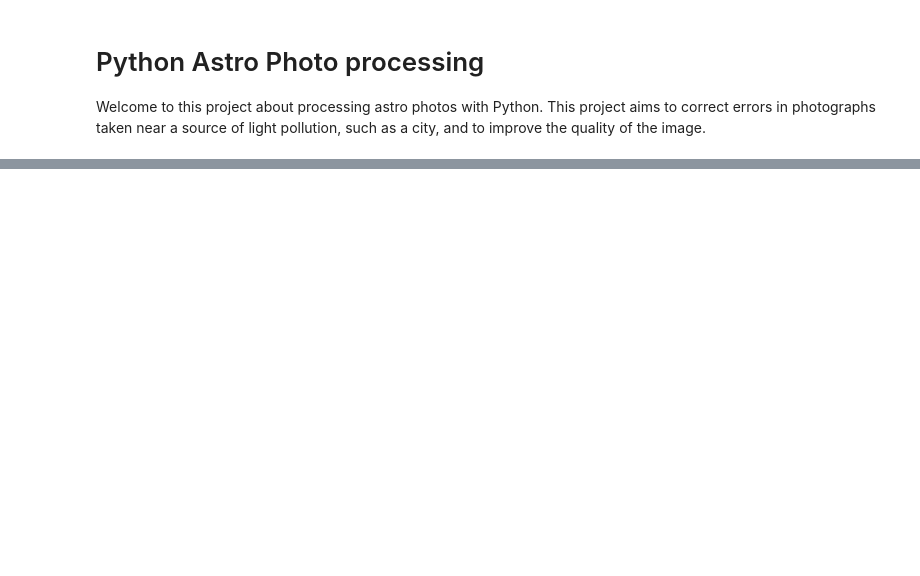
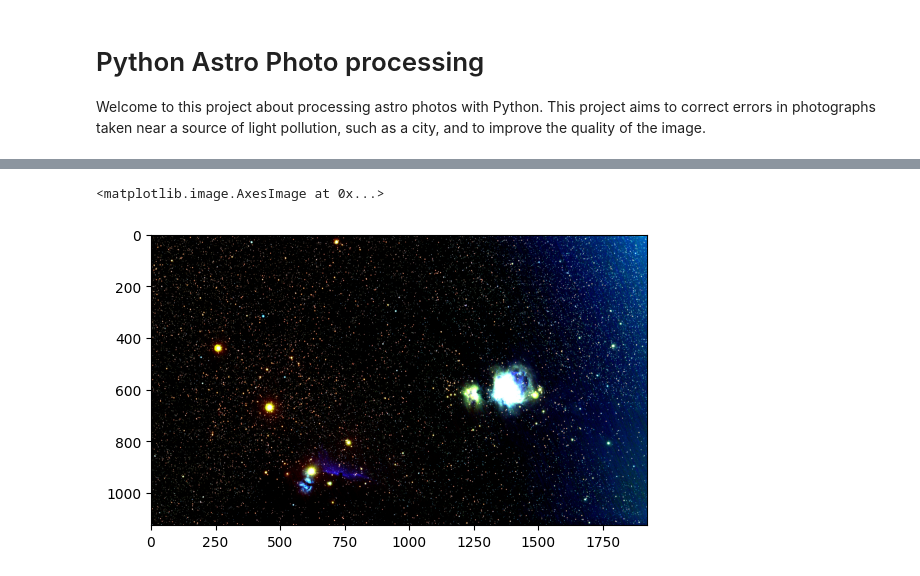
Before and after one commit to Colnup/astro-ratio, a Jupyter notebook: testing.ipynb, the cells around one changed output, grey strips where cells are left out. Drawn from its saved outputs; the diff is of its cells as text; code cells hidden in the pictures; blank space fills up the shorter version.

```diff
--- a/testing.ipynb
+++ b/testing.ipynb
@@ -85,0 +194,5 @@ ValueError: object too deep for desired array
+# %%
+plt.imshow(img)
+# %% [output]
+<matplotlib.image.AxesImage at 0x...>
+[figure, added]
```
Also changed, not shown: parts of 7 cells of this notebook, 6 other files.
